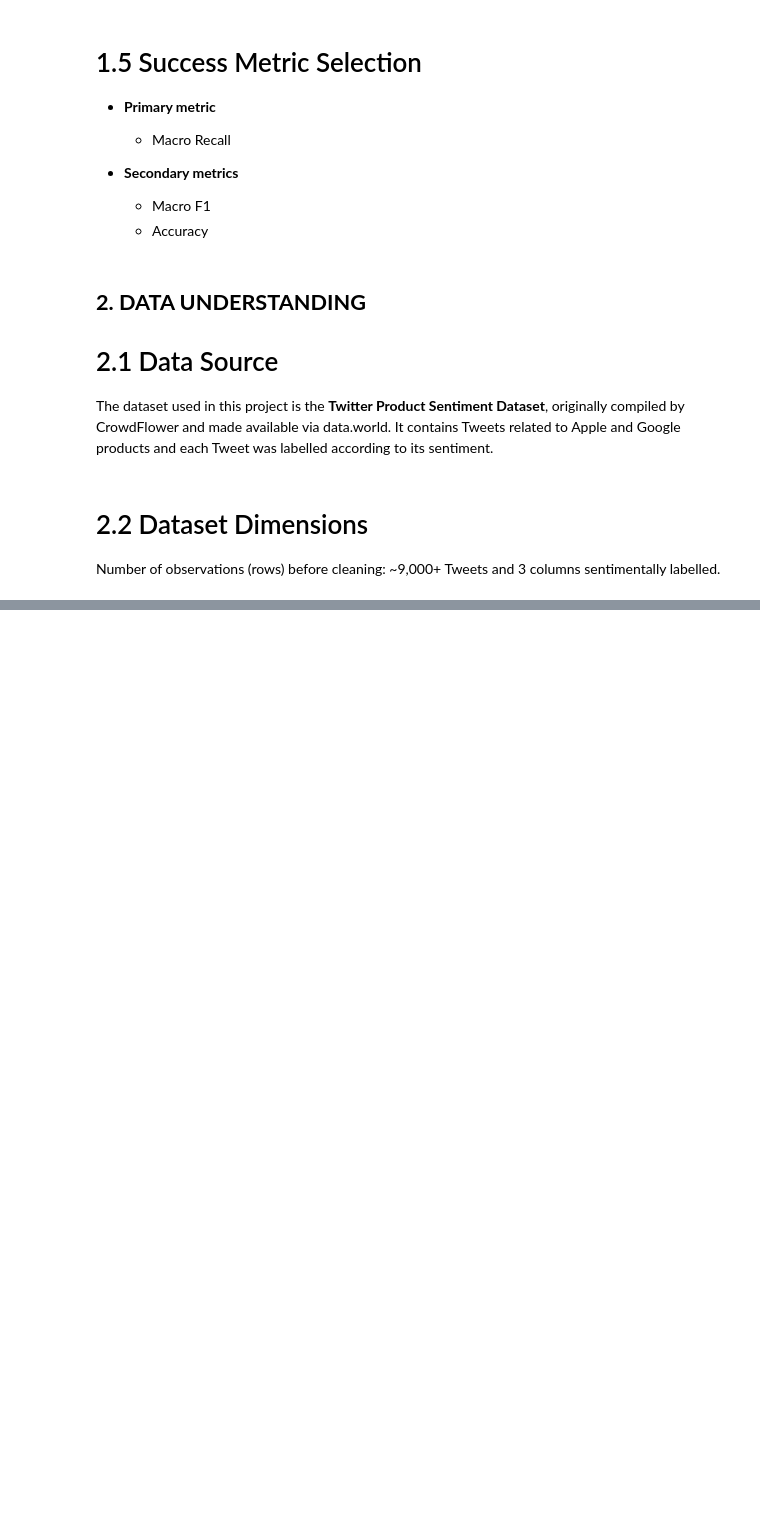
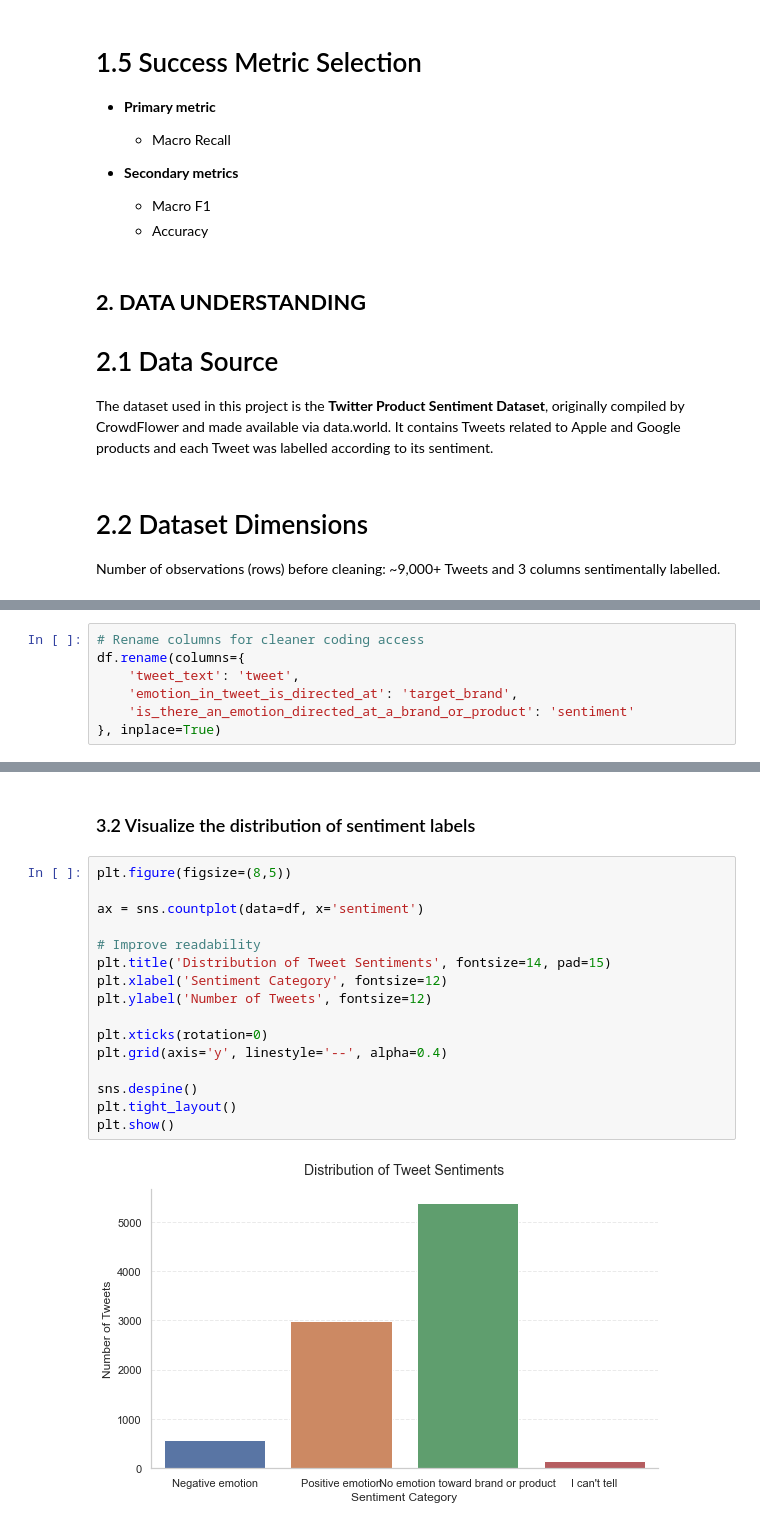
Before and after one commit to Dortts/Twitter_Sentiment_Project, a Jupyter notebook: Twitter_Sentiment_Analysis.ipynb, the cells around one changed output, grey strips where cells are left out. Cells and saved outputs as stored; diff of their text form; blank space fills up the shorter version.

Commit message:
Exploratory Data Analysis

```diff
--- a/Twitter_Sentiment_Analysis.ipynb
+++ b/Twitter_Sentiment_Analysis.ipynb
@@ -71 +136,8 @@ Is_there_an_emotion_directed_at_a_brand_or_product (Object/String): Our target l
+# %%
+# Rename columns for cleaner coding access
+df.rename(columns={
+    'tweet_text': 'tweet',
+    'emotion_in_tweet_is_directed_at': 'target_brand',
+    'is_there_an_emotion_directed_at_a_brand_or_product': 'sentiment'
+}, inplace=True)
 # %% [markdown]
@@ -178,0 +189,20 @@ df.value_counts
+# %% [markdown]
+### 3.2 Visualize the distribution of sentiment labels
+# %%
+plt.figure(figsize=(8,5))
+
+ax = sns.countplot(data=df, x='sentiment')
+
+# Improve readability
+plt.title('Distribution of Tweet Sentiments', fontsize=14, pad=15)
+plt.xlabel('Sentiment Category', fontsize=12)
+plt.ylabel('Number of Tweets', fontsize=12)
+
+plt.xticks(rotation=0)
+plt.grid(axis='y', linestyle='--', alpha=0.4)
+
+sns.despine()
+plt.tight_layout()
+plt.show()
+# %% [output]
+[figure, added]
```
Also changed, not shown: parts of 30 cells of this notebook.
